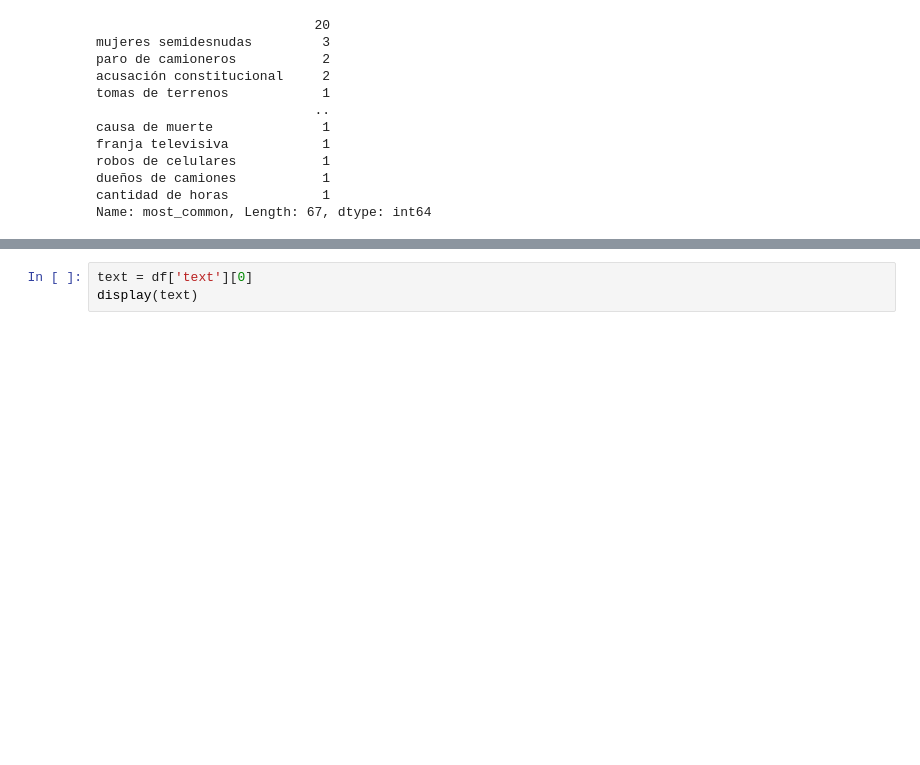
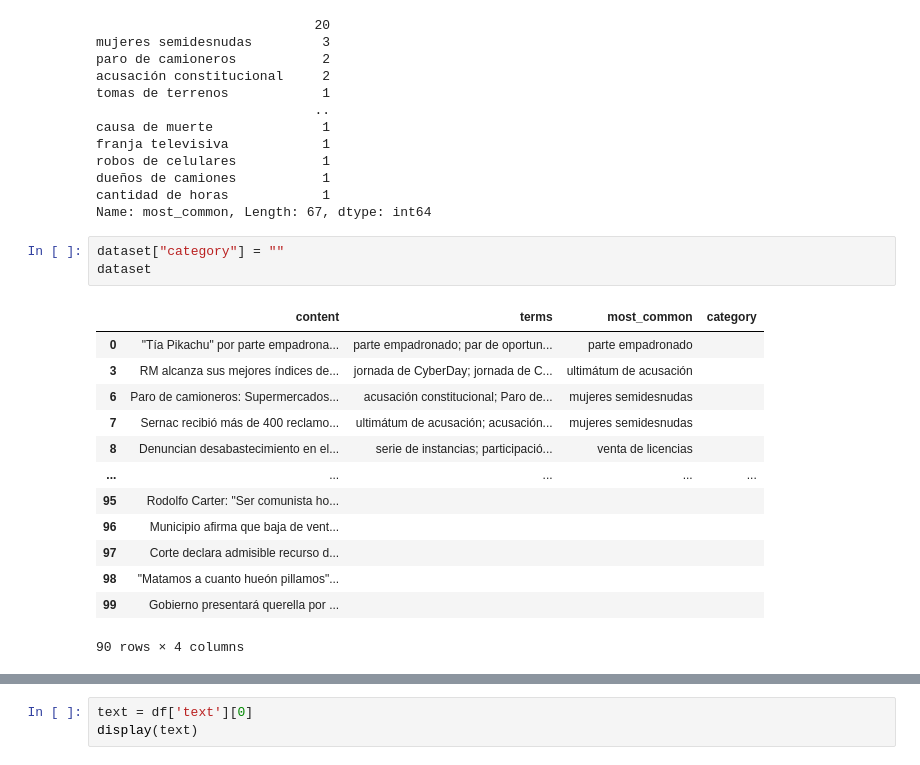
Before and after one commit to recmera/nlp-news-classification, a Jupyter notebook: playground.ipynb, the cells around one changed output, grey strips where cells are left out. Cells and saved outputs as stored; diff of their text form; blank space fills up the shorter version.

```diff
--- a/playground.ipynb
+++ b/playground.ipynb
@@ -143,3 +151,20 @@ robos de celulares           1
 dueños de camiones           1
 cantidad de horas            1
 Name: most_common, Length: 67, dtype: int64
+# %%
+dataset["category"] = ""
+dataset
+# %% [output]
+|  | content | terms | most_common | category |
+| 0 | "Tía Pikachu" por parte empadrona... | parte empadronado; par de oportun... | parte empadronado |  |
+| 3 | RM alcanza sus mejores índices de... | jornada de CyberDay; jornada de C... | ultimátum de acusación |  |
+| 6 | Paro de camioneros: Supermercados... | acusación constitucional; Paro de... | mujeres semidesnudas |  |
+| 7 | Sernac recibió más de 400 reclamo... | ultimátum de acusación; acusación... | mujeres semidesnudas |  |
+| 8 | Denuncian desabastecimiento en el... | serie de instancias; participació... | venta de licencias |  |
+| ... | ... | ... | ... | ... |
+| 95 | Rodolfo Carter: "Ser comunista ho... |  |  |  |
+| 96 | Municipio afirma que baja de vent... |  |  |  |
+| 97 | Corte declara admisible recurso d... |  |  |  |
+| 98 | "Matamos a cuanto hueón pillamos"... |  |  |  |
+| 99 | Gobierno presentará querella por ... |  |  |  |
+90 rows × 4 columns
```
Also changed, not shown: parts of 9 cells of this notebook.
